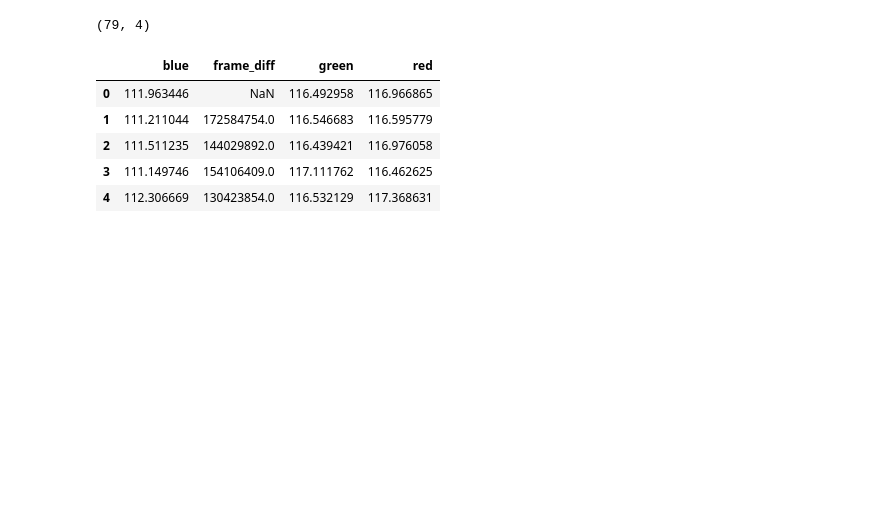
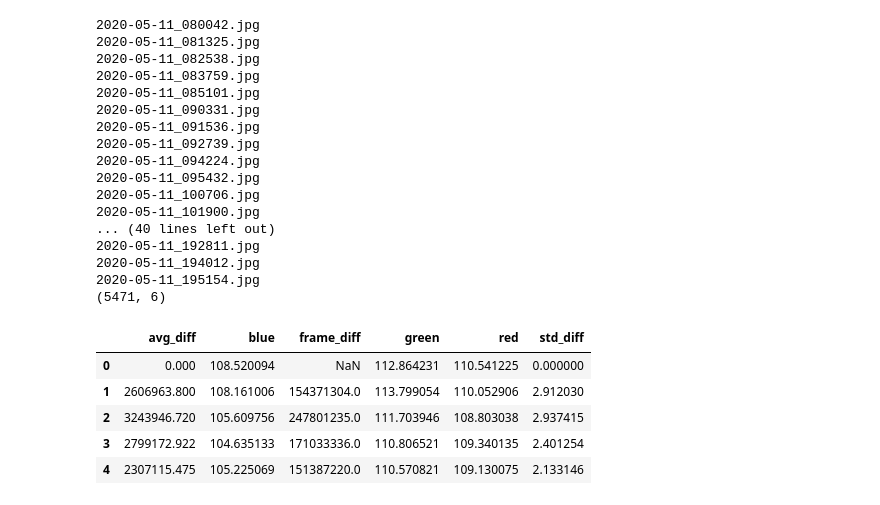
Before and after one commit to oliparson/cat-detection, a Jupyter notebook: notebooks/analyse_photos.ipynb, the cells around one changed output. Drawn from its saved outputs; the diff is of its cells as text; code cells hidden in the pictures; blank space fills up the shorter version.

```diff
--- a/notebooks/analyse_photos.ipynb
+++ b/notebooks/analyse_photos.ipynb
@@ -6,15 +6,18 @@ import matplotlib.image as mpimg
 import io
 import pandas as pd
 import numpy as np
+# %%
+bucket_name = 'catflap-photos-raw'
+date = '2020-05-11'
 # %%
 # Set up bucket
 
 client = storage.Client()
-bucket = client.get_bucket('catflap-photos-raw')
+bucket = client.get_bucket(bucket_name)
 # %%
 # Get list of blob names
 
-blobs = bucket.list_blobs()
+blobs = bucket.list_blobs(prefix=date)
 blob_list = [blob.name for blob in blobs]
 # %%
 # Create dataframe of blob names
@@ -35,8 +37,0 @@ blob_df.head()
-# %%
-# Filter blob list
-
-blob_df = blob_df[blob_df.name.str.contains('jpg')]
-blob_df = blob_df[blob_df.name.str.contains('2020-05')]
-
-print(blob_df.shape)
-blob_df.head()
@@ -89,42 +61,82 @@ recent_blobs.head()
 # %%
 # Calculate stats for a subset of images
 
+avg_image = None
 last_image = None
 blob_stats_list = []
-for blob_name in recent_blobs.name:
+for idx, blob_name in enumerate(blob_df.name):
+
+    # Print progress every 100 objects
+    if idx%100==0:
+        print(blob_name)
 
     # Read blob bytes into memory from GCS bucket
-    blob = bucket.blob(blob_name)
-    blob_str = blob.download_as_string()
-    bytes_io = io.BytesIO(blob_str)
-    img = mpimg.imread(bytes_io, format='jpg')
+    #blob = bucket.blob(blob_name)
+    #blob_str = blob.download_as_string()
+    #bytes_io = io.BytesIO(blob_str)
+    #img = mpimg.imread(bytes_io, format='jpg')
+
+    # Read image into memory from disk
+    # requires: gsutil -m cp gs://catflap-photos-raw/2020-05-11_* .
+    img = mpimg.imread('/home/jupyter/'+date+'/'+blob_name)
 
     blob_stats = {}
 
     # Colours
     mean_colours = np.mean(img, axis=(0,1))
     blob_stats['red'] = mean_colours[0]
     blob_stats['green'] = mean_colours[1]
     blob_stats['blue'] = mean_colours[2]
 
     # Frame diff
     frame_diff = np.nan
     if last_image is not None:
         frame_diff = np.sum(np.abs(img-last_image))
     blob_stats['frame_diff'] = frame_diff
 
+    # Update average image by exponential smoothing
+    alpha = .3
+    if avg_image is None:
+        avg_image = img.copy()
+    else:
+        avg_image = ((alpha*img) + ((1-alpha)*avg_image))
+
+    # Average diff
+    avg_diff = np.sum(np.abs(img-avg_image))
+    blob_stats['avg_diff'] = avg_diff
+
+    # Average diff
+    std_diff = np.std(img-avg_image)
+    blob_stats['std_diff'] = std_diff
+
     blob_stats_list += [blob_stats]
     last_image = img.copy()
 
 blob_stats_df = pd.DataFrame(blob_stats_list)
 
 print(blob_stats_df.shape)
 blob_stats_df.head()
 # %% [output]
-(79, 4)
+2020-05-11_080042.jpg
+2020-05-11_081325.jpg
+2020-05-11_082538.jpg
+2020-05-11_083759.jpg
+2020-05-11_085101.jpg
+2020-05-11_090331.jpg
+2020-05-11_091536.jpg
+2020-05-11_092739.jpg
+2020-05-11_094224.jpg
+2020-05-11_095432.jpg
+2020-05-11_100706.jpg
+2020-05-11_101900.jpg
+... (40 lines left out)
+2020-05-11_192811.jpg
+2020-05-11_194012.jpg
+2020-05-11_195154.jpg
+(5471, 6)
-|  | blue | frame_diff | green | red |
-| 0 | 111.963446 | NaN | 116.492958 | 116.966865 |
-| 1 | 111.211044 | 172584754.0 | 116.546683 | 116.595779 |
-| 2 | 111.511235 | 144029892.0 | 116.439421 | 116.976058 |
-| 3 | 111.149746 | 154106409.0 | 117.111762 | 116.462625 |
-| 4 | 112.306669 | 130423854.0 | 116.532129 | 117.368631 |
+|  | avg_diff | blue | frame_diff | green | red | std_diff |
+| 0 | 0.000 | 108.520094 | NaN | 112.864231 | 110.541225 | 0.000000 |
+| 1 | 2606963.800 | 108.161006 | 154371304.0 | 113.799054 | 110.052906 | 2.912030 |
+| 2 | 3243946.720 | 105.609756 | 247801235.0 | 111.703946 | 108.803038 | 2.937415 |
+| 3 | 2799172.922 | 104.635133 | 171033336.0 | 110.806521 | 109.340135 | 2.401254 |
+| 4 | 2307115.475 | 105.225069 | 151387220.0 | 110.570821 | 109.130075 | 2.133146 |
```
Also changed, not shown: parts of 14 cells of this notebook.
